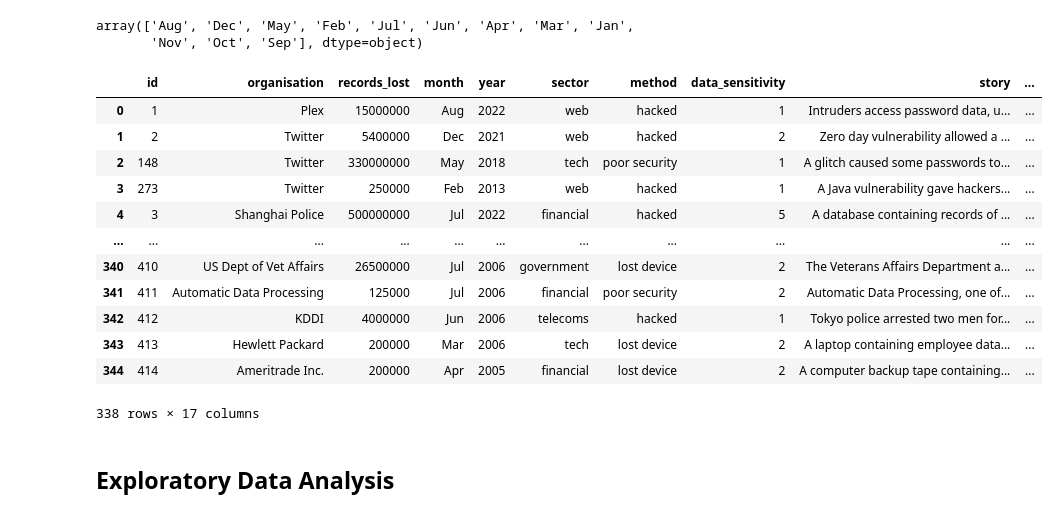
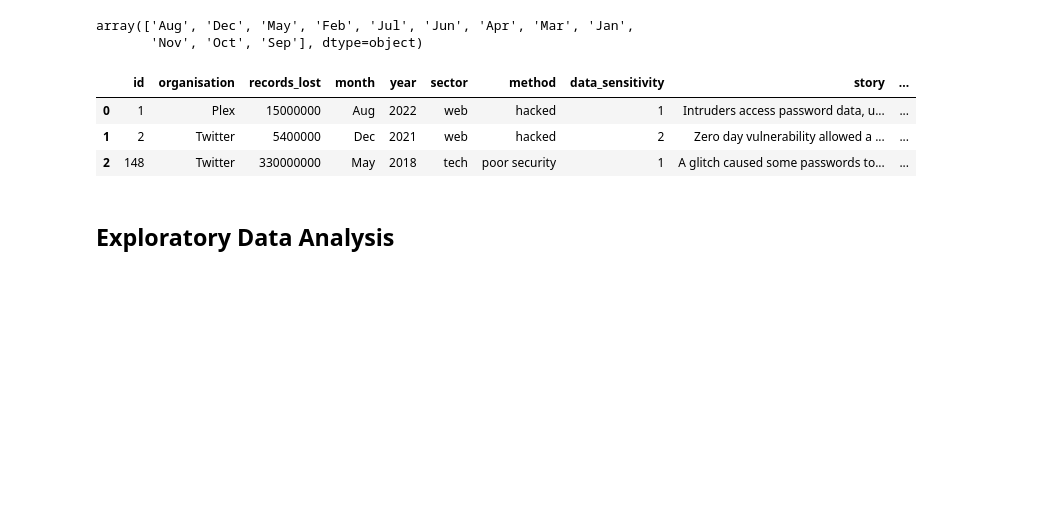
Before and after one commit to PianoPalf/group-project-3, a Jupyter notebook: Python/dataframe_creation_&_clean_SP.ipynb, the cells around one changed output. Drawn from its saved outputs; the diff is of its cells as text; code cells hidden in the pictures; blank space fills up the shorter version.

```diff
--- a/Python/dataframe_creation_&_clean_SP.ipynb
+++ b/Python/dataframe_creation_&_clean_SP.ipynb
@@ -401,7 +401,8 @@ array(['Aug', 'Dec', 'May', 'Feb', 'Jul', 'Jun', 'Apr', 'Mar', 'Jan',
        'Nov', 'Oct', 'Sep'], dtype=object)
 # %%
 # Combine 'year' and 'month_digit' columns into a single 'date' column as strings
-cleaned_dBreaches_df['date'] = cleaned_dBreaches_df['year'].astype(str) + '-' + cleaned_dBreaches_df['month_digit'].astype(str) + '-01'
+cleaned_dBreaches_df['date'] = cleaned_dBreaches_df['year'].astype(str) + '-' + \
+                               cleaned_dBreaches_df['month_digit'].astype(str) + '-01'
 
 # Convert the 'Date' column to a datetime column
 cleaned_dBreaches_df['date'] = pd.to_datetime(cleaned_dBreaches_df['date'], format='%Y-%m-%d')
@@ -410,21 +411,12 @@ cleaned_dBreaches_df['date'] = pd.to_datetime(cleaned_dBreaches_df['date'], form
 cleaned_dBreaches_df = cleaned_dBreaches_df.drop('month_digit', axis=1)
 # %%
 # Check Cleaned Merged DataFrame
-cleaned_dBreaches_df
+cleaned_dBreaches_df.head(3)
 # %% [output]
 |  | id | organisation | records_lost | month | year | sector | method | data_sensitivity | story | ... |
 | 0 | 1 | Plex | 15000000 | Aug | 2022 | web | hacked | 1 | Intruders access password data, u... | ... |
 | 1 | 2 | Twitter | 5400000 | Dec | 2021 | web | hacked | 2 | Zero day vulnerability allowed a ... | ... |
 | 2 | 148 | Twitter | 330000000 | May | 2018 | tech | poor security | 1 | A glitch caused some passwords to... | ... |
-| 3 | 273 | Twitter | 250000 | Feb | 2013 | web | hacked | 1 | A Java vulnerability gave hackers... | ... |
-| 4 | 3 | Shanghai Police | 500000000 | Jul | 2022 | financial | hacked | 5 | A database containing records of ... | ... |
-| ... | ... | ... | ... | ... | ... | ... | ... | ... | ... | ... |
-| 340 | 410 | US Dept of Vet Affairs | 26500000 | Jul | 2006 | government | lost device | 2 | The Veterans Affairs Department a... | ... |
-| 341 | 411 | Automatic Data Processing | 125000 | Jul | 2006 | financial | poor security | 2 | Automatic Data Processing, one of... | ... |
-| 342 | 412 | KDDI | 4000000 | Jun | 2006 | telecoms | hacked | 1 | Tokyo police arrested two men for... | ... |
-| 343 | 413 | Hewlett Packard | 200000 | Mar | 2006 | tech | lost device | 2 | A laptop containing employee data... | ... |
-| 344 | 414 | Ameritrade Inc. | 200000 | Apr | 2005 | financial | lost device | 2 | A computer backup tape containing... | ... |
-338 rows × 17 columns
 # %% [markdown]
 ## Exploratory Data Analysis
 # %%
```
Also changed, not shown: parts of 2 cells of this notebook.
